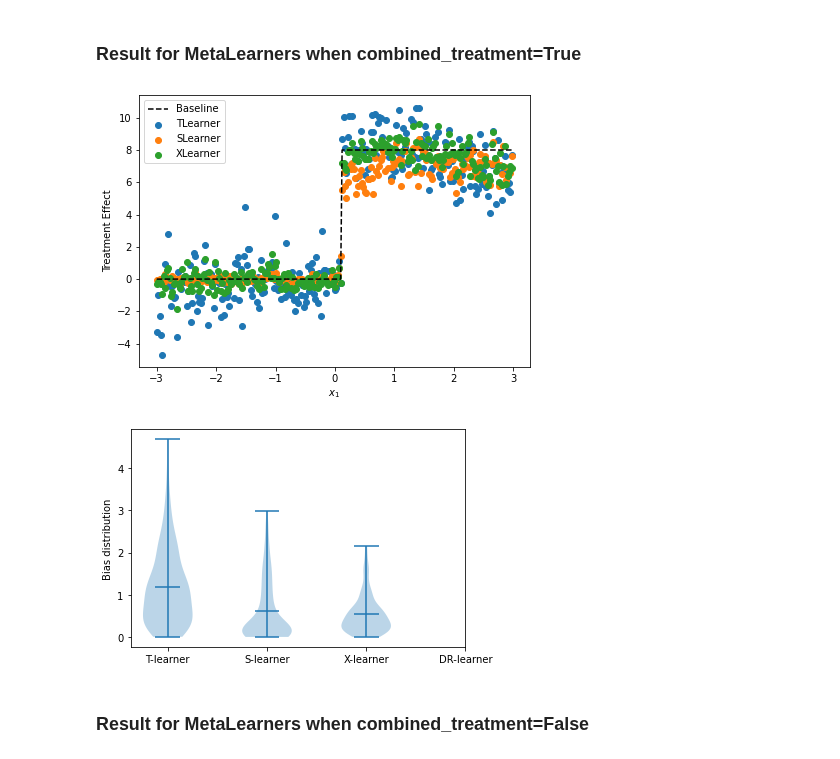
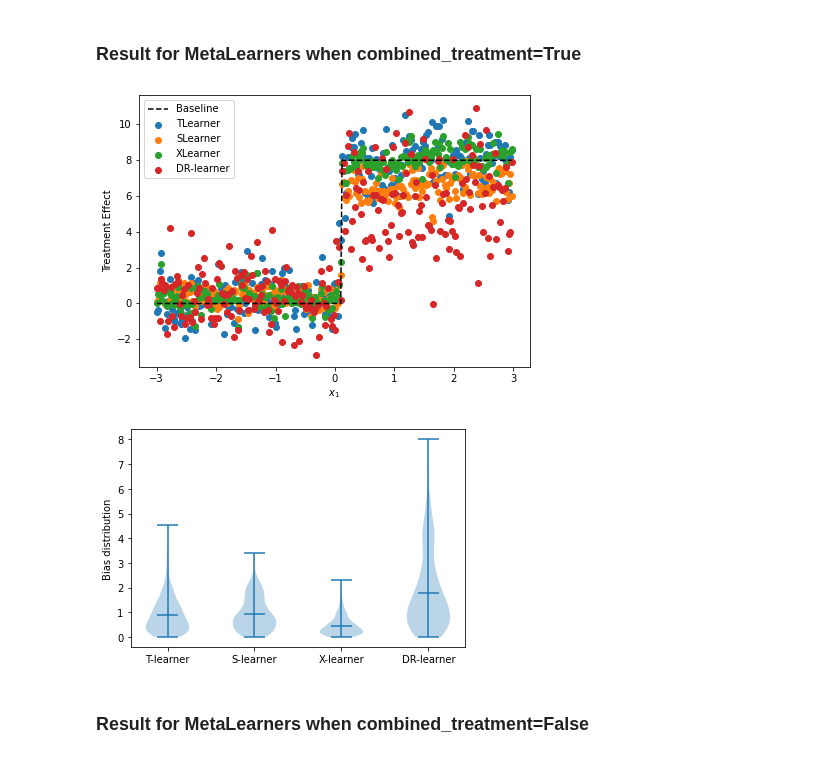
Before and after one commit to DataCanvasIO/YLearn, a Jupyter notebook: test_metalearner_and_dr.ipynb, the cells around one changed output. Saved outputs shown, nothing was run; the diff lists cells and outputs as text; code cells hidden in the pictures.

Commit message:
Add new test for Doubly Robust

```diff
--- a/test_metalearner_and_dr.ipynb
+++ b/test_metalearner_and_dr.ipynb
@@ -148,3 +147,18 @@ x1_pred = x1.estimate(data=test_data, quantity=None)
+# %%
+dr = DoublyRobust(
+    x_model=RandomForestClassifier(n_estimators=100, max_depth=100, min_samples_leaf=int(n/100)),
+    y_model=GradientBoostingRegressor(n_estimators=100, max_depth=100, min_samples_leaf=int(n/100)),
+    yx_model=GradientBoostingRegressor(n_estimators=100, max_depth=100, min_samples_leaf=int(n/100)),
+    cf_fold=1,
+    random_state=2022,
+)
+dr.fit(
+    data=data,
+    outcome=outcome,
+    treatment=treatment,
+    covariate=adjustment,
+)
+dr_pred = dr.estimate(data=test_data, quantity=None)[1].squeeze()
 # %% [markdown]
 ### Result for MetaLearners when combined_treatment=True
 # %%
@@ -153,25 +167,26 @@ plt.plot(X_test[:, 1], np.apply_along_axis(treatment_effect, 1, X_test), color='
 plt.scatter(X_test[:, 1], t_pred, label="TLearner")
 plt.scatter(X_test[:, 1], s_pred, label="SLearner")
 plt.scatter(X_test[:, 1], x_pred, label="XLearner")
-# plt.scatter(X_test[:, 1], dr_pred, label="DR-learner")
+plt.scatter(X_test[:, 1], dr_pred, label="DR-learner")
+# plt.ylim(-5, 13)
 plt.xlabel('$x_1$')
 plt.ylabel('Treatment Effect')
 plt.legend()
 plt.show()
 # %% [output]
-[figure, old version]
+[figure, new version]
 # %%
 expected_te = np.apply_along_axis(treatment_effect, 1, X_test)
 plt.violinplot([np.abs(t_pred - expected_te),
                 np.abs(s_pred - expected_te),
                 np.abs(x_pred - expected_te),
-                # np.abs(DR_te - expected_te)
+                np.abs(dr_pred - expected_te)
                ], showmeans=True)
 plt.ylabel("Bias distribution")
 plt.xticks([1, 2, 3, 4,], ['T-learner', 'S-learner', 'X-learner', 'DR-learner'])
 plt.show()
 # %% [output]
-[figure, old version]
+[figure, new version]
 # %% [markdown]
 ### Result for MetaLearners when combined_treatment=False
 # %%
```
Also changed, not shown: parts of 3 cells of this notebook, 2 other files.
